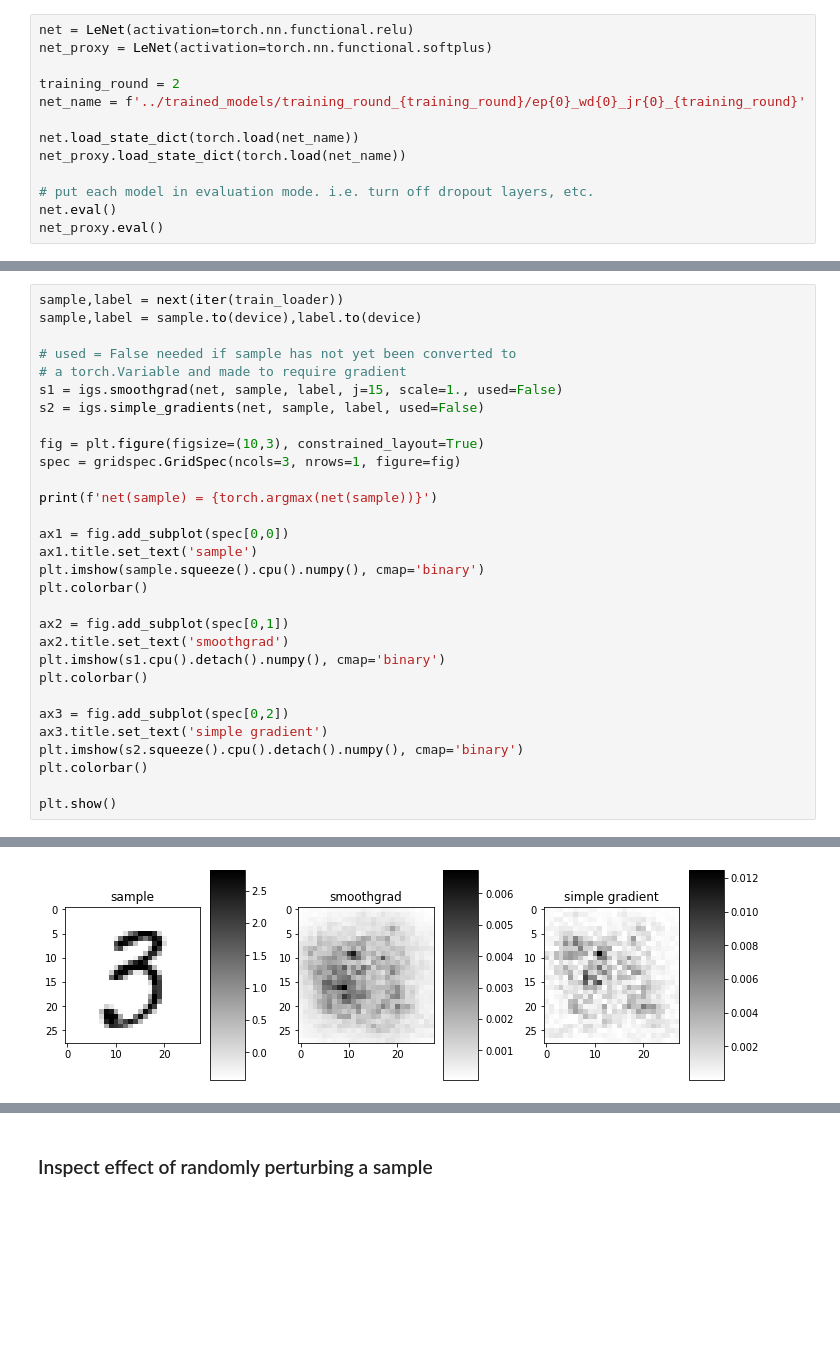
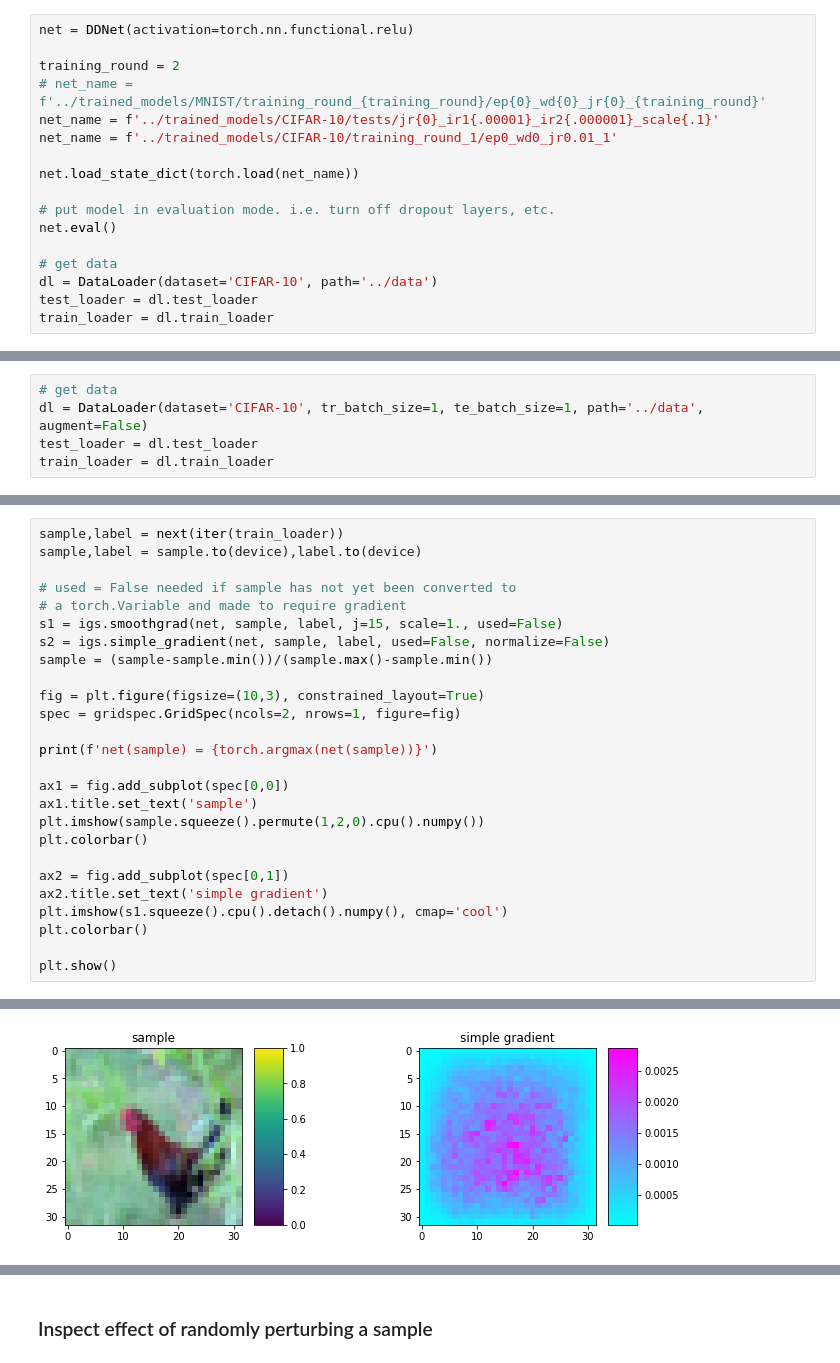
Before and after one commit to a1noack/robust_interpretations, a Jupyter notebook: scrap/test_interpretation_generators.ipynb, the cells around one changed output, grey strips where cells are left out. Saved outputs shown, nothing was run; the diff lists cells and outputs as text; blank space fills up the shorter version.

Commit message:
adjust code to be constant across datasets and change default device/gpu assignment

```diff
--- a/scrap/test_interpretation_generators.ipynb
+++ b/scrap/test_interpretation_generators.ipynb
@@ -16,16 +18,20 @@ if device != 'cpu':
     torch.set_default_tensor_type('torch.cuda.FloatTensor')
 torch.cuda.set_device(device)
 # %%
-net = LeNet(activation=torch.nn.functional.relu)
-net_proxy = LeNet(activation=torch.nn.functional.softplus)
+net = DDNet(activation=torch.nn.functional.relu)
 
 training_round = 2
-net_name = f'../trained_models/training_round_{training_round}/ep{0}_wd{0}_jr{0}_{training_round}'
+# net_name = f'../trained_models/MNIST/training_round_{training_round}/ep{0}_wd{0}_jr{0}_{training_round}'
+net_name = f'../trained_models/CIFAR-10/tests/jr{0}_ir1{.00001}_ir2{.000001}_scale{.1}'
+net_name = f'../trained_models/CIFAR-10/training_round_1/ep0_wd0_jr0.01_1'
 
 net.load_state_dict(torch.load(net_name))
-net_proxy.load_state_dict(torch.load(net_name))
 
-# put each model in evaluation mode. i.e. turn off dropout layers, etc.
+# put model in evaluation mode. i.e. turn off dropout layers, etc.
 net.eval()
-net_proxy.eval()
+
+# get data
+dl = DataLoader(dataset='CIFAR-10', path='../data')
+test_loader = dl.test_loader
+train_loader = dl.train_loader
 # %% [output]
@@ -52,0 +102,5 @@ train_loader = torch.utils.data.DataLoader(
+# %%
+# get data
+dl = DataLoader(dataset='CIFAR-10', tr_batch_size=1, te_batch_size=1, path='../data', augment=False)
+test_loader = dl.test_loader
+train_loader = dl.train_loader
@@ -57,26 +116,22 @@ sample,label = sample.to(device),label.to(device)
 # used = False needed if sample has not yet been converted to
 # a torch.Variable and made to require gradient
 s1 = igs.smoothgrad(net, sample, label, j=15, scale=1., used=False)
-s2 = igs.simple_gradients(net, sample, label, used=False)
+s2 = igs.simple_gradient(net, sample, label, used=False, normalize=False)
+sample = (sample-sample.min())/(sample.max()-sample.min())
 
 fig = plt.figure(figsize=(10,3), constrained_layout=True)
-spec = gridspec.GridSpec(ncols=3, nrows=1, figure=fig)
+spec = gridspec.GridSpec(ncols=2, nrows=1, figure=fig)
 
 print(f'net(sample) = {torch.argmax(net(sample))}')
 
 ax1 = fig.add_subplot(spec[0,0])
 ax1.title.set_text('sample')
-plt.imshow(sample.squeeze().cpu().numpy(), cmap='binary')
+plt.imshow(sample.squeeze().permute(1,2,0).cpu().numpy())
 plt.colorbar()
 
 ax2 = fig.add_subplot(spec[0,1])
-ax2.title.set_text('smoothgrad')
-plt.imshow(s1.cpu().detach().numpy(), cmap='binary')
-plt.colorbar()
-
-ax3 = fig.add_subplot(spec[0,2])
-ax3.title.set_text('simple gradient')
-plt.imshow(s2.squeeze().cpu().detach().numpy(), cmap='binary')
+ax2.title.set_text('simple gradient')
+plt.imshow(s1.squeeze().cpu().detach().numpy(), cmap='cool')
 plt.colorbar()
 
 plt.show()
@@ -85 +140 @@ net(sample) = 3
-[figure, old version]
+[figure, new version]
```
Also changed, not shown: parts of 15 cells of this notebook, 4 other files.
